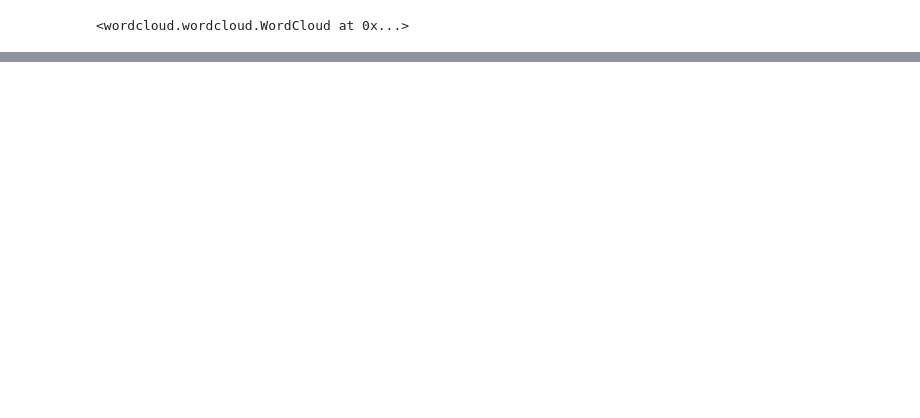
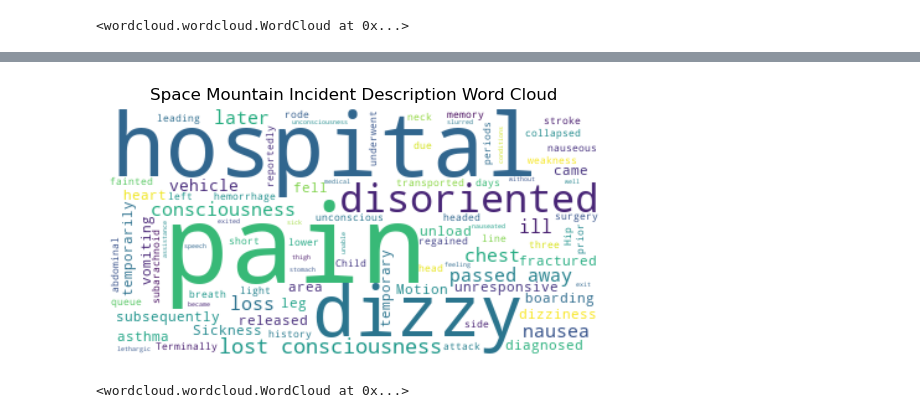
Before and after one commit to AllisonChase/Theme-Park-Incidents, a Jupyter notebook: wordcloud.ipynb, the cells around one changed output, grey strips where cells are left out. Drawn from its saved outputs; the diff is of its cells as text; code cells hidden in the pictures; blank space fills up the shorter version.

```diff
--- a/wordcloud.ipynb
+++ b/wordcloud.ipynb
@@ -60,0 +142,26 @@ wordcloud.to_file("first_wordcloud.png")
+# %%
+# Specify the ride name
+ride_name = "Space Mountain"
+
+# Filter the DataFrame for incidents related to the specified ride
+ride_incidents = incident_data[incident_data['Ride_Name'] == ride_name]
+
+# Combine all descriptions into one text
+text = " ".join(incident for incident in ride_incidents.Description)
+
+# Create a list of stopwords
+stopwords = set(STOPWORDS)
+stopwords.update(["ride", "riding", "attraction", "existing", "condition", "pre", "exiting", "experienced", "felt", "health", "guest"])
+
+# Generate a word cloud image
+wordcloud = WordCloud(stopwords=stopwords, background_color="white").generate(text)
+
+# Display the generated image
+plt.imshow(wordcloud, interpolation='bilinear')
+plt.axis("off")
+plt.title("Space Mountain Incident Description Word Cloud")
+plt.show()
+wordcloud.to_file("wordcloud_Space_Mountain.png")
+# %% [output]
+[figure, added]
+<wordcloud.wordcloud.WordCloud at 0x...>
```
Also changed, not shown: parts of 10 cells of this notebook, 10 other files.
